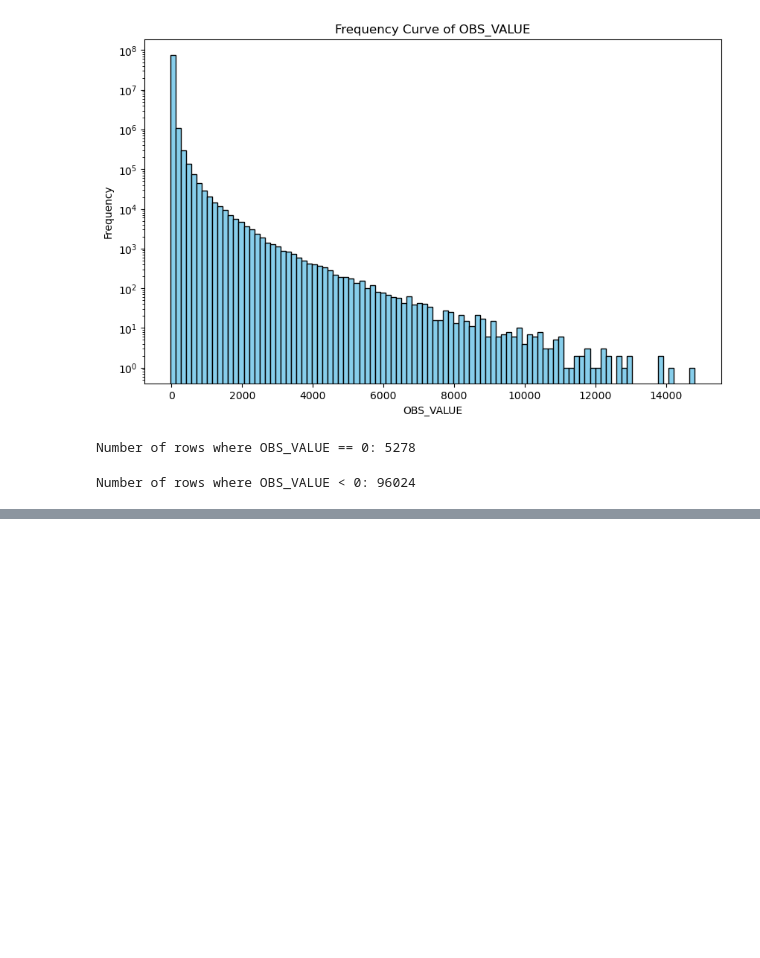
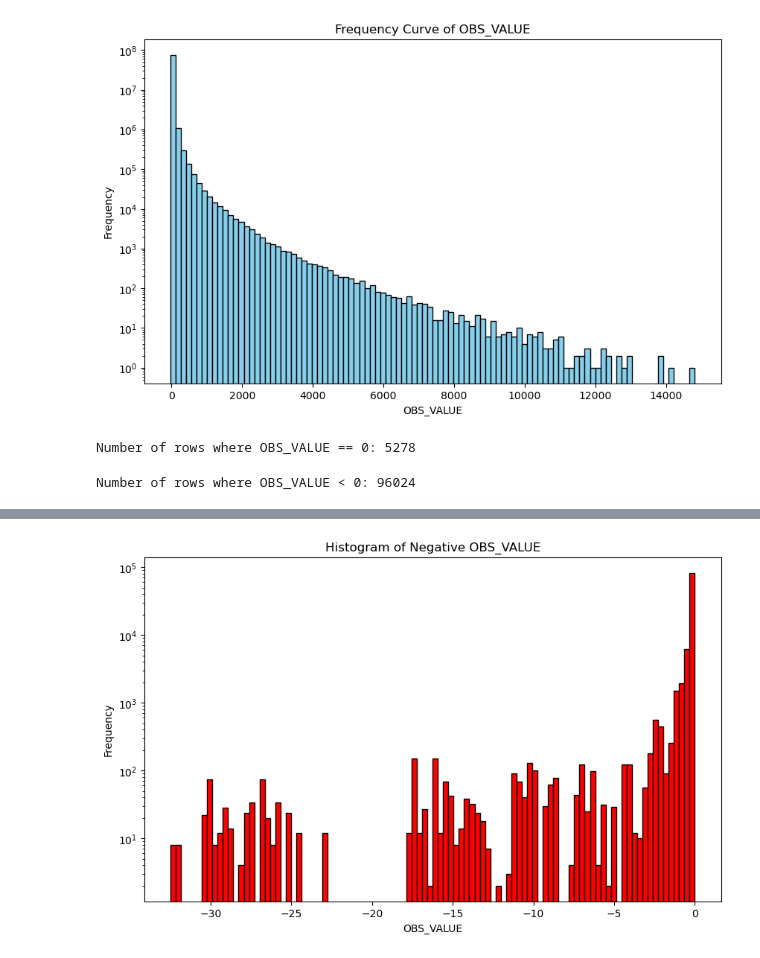
Before and after one commit to Ayomide-Fagbolade/Internship, a Jupyter notebook: dask_approach.ipynb, the cells around one changed output, grey strips where cells are left out. Saved outputs shown, nothing was run; the diff lists cells and outputs as text; code cells hidden in the pictures; blank space fills up the shorter version.

```diff
--- a/dask_approach.ipynb
+++ b/dask_approach.ipynb
@@ -384,0 +406,4 @@ Number of rows where OBS_VALUE < 0: 96024
+# %%
+# Filter negative OBS_VALUEs from ddf_cleaned and describe them
+negative_obs_values = ddf_cleaned[ddf_cleaned['OBS_VALUE'] < 0]['OBS_VALUE'].compute()
+print(negative_obs_values.describe())
@@ -384,0 +420,12 @@ Number of rows where OBS_VALUE < 0: 96024
+# %%
+import matplotlib.pyplot as plt
+
+plt.figure(figsize=(10, 6))
+plt.hist(negative_obs_values, bins=100, color='red', edgecolor='black')
+plt.title('Histogram of Negative OBS_VALUE')
+plt.xlabel('OBS_VALUE')
+plt.ylabel('Frequency')
+plt.yscale('log')
+plt.show()
+# %% [output]
+[figure, added]
```
Also changed, not shown: parts of 12 cells of this notebook.
